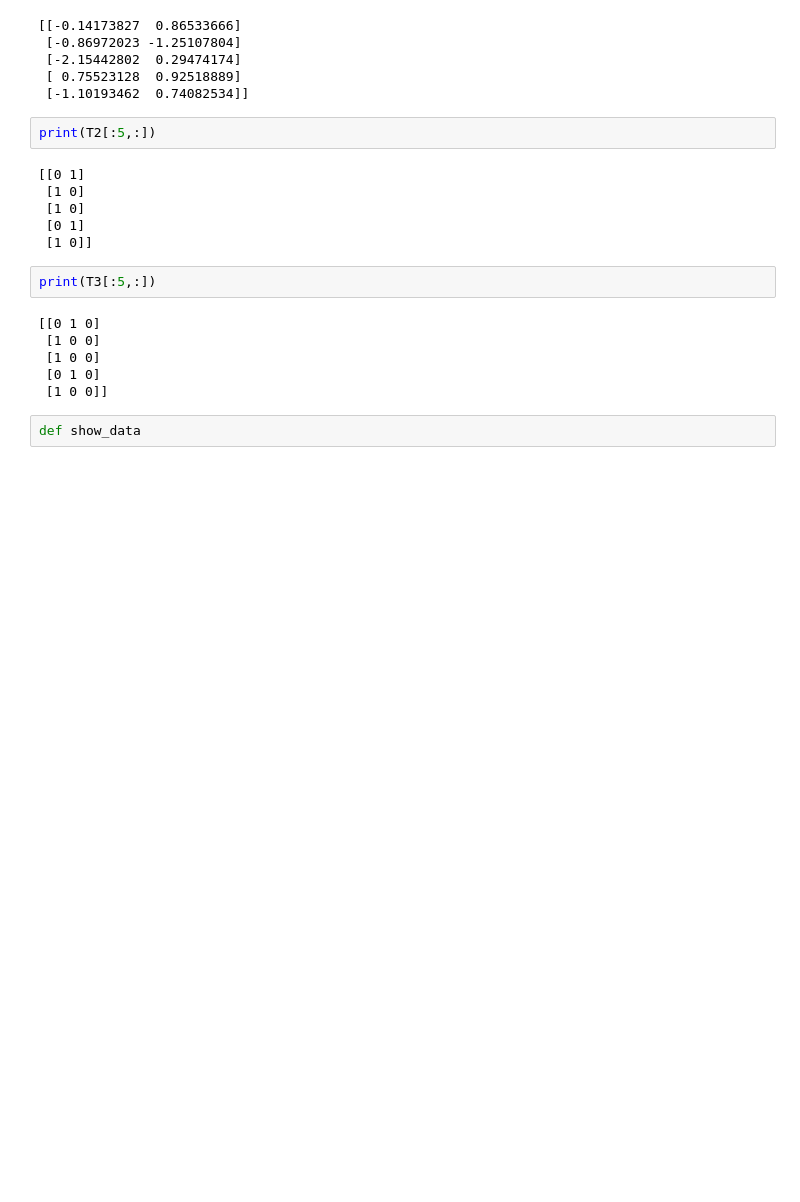
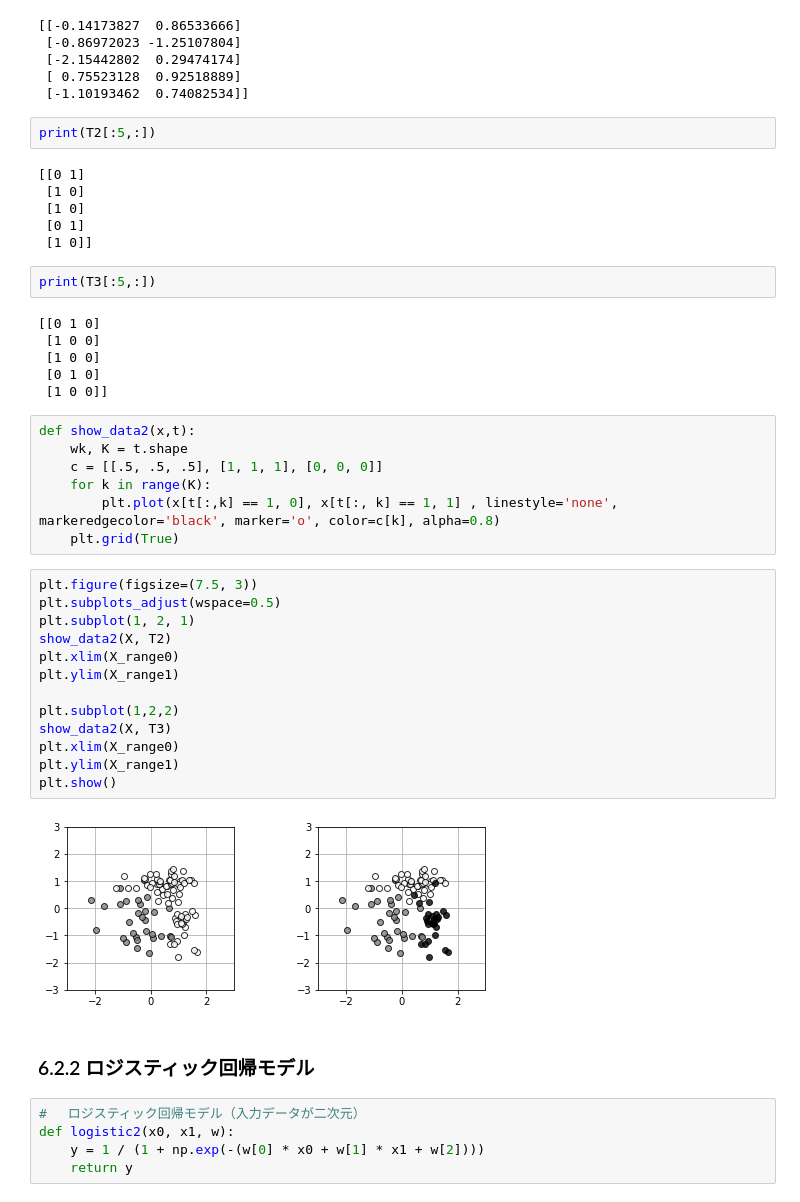
Before and after one commit to okmokm422/TIL, a Jupyter notebook: algorithm/new_ml/Chapter6 教師あり学習：分類.ipynb, the cells around one changed output. Cells and saved outputs as stored; diff of their text form; blank space fills up the shorter version.

```diff
--- a/algorithm/new_ml/Chapter6 教師あり学習：分類.ipynb
+++ b/algorithm/new_ml/Chapter6 教師あり学習：分類.ipynb
@@ -241,5 +243,32 @@ print(T3[:5,:])
  [1 0 0]
  [0 1 0]
  [1 0 0]]
-# %%
-def show_data
+# %%
+def show_data2(x,t):
+    wk, K = t.shape
+    c = [[.5, .5, .5], [1, 1, 1], [0, 0, 0]]
+    for k in range(K):
+        plt.plot(x[t[:,k] == 1, 0], x[t[:, k] == 1, 1] , linestyle='none', markeredgecolor='black', marker='o', color=c[k], alpha=0.8)
+    plt.grid(True)
+# %%
+plt.figure(figsize=(7.5, 3))
+plt.subplots_adjust(wspace=0.5)
+plt.subplot(1, 2, 1)
+show_data2(X, T2)
+plt.xlim(X_range0)
+plt.ylim(X_range1)
+
+plt.subplot(1,2,2)
+show_data2(X, T3)
+plt.xlim(X_range0)
+plt.ylim(X_range1)
+plt.show()
+# %% [output]
+[figure, added]
+# %% [markdown]
+### 6.2.2 ロジスティック回帰モデル
+# %%
+# 　ロジスティック回帰モデル（入力データが二次元）
+def logistic2(x0, x1, w):
+    y = 1 / (1 + np.exp(-(w[0] * x0 + w[1] * x1 + w[2])))
+    return y
```
Also changed, not shown: parts of 6 cells of this notebook.
